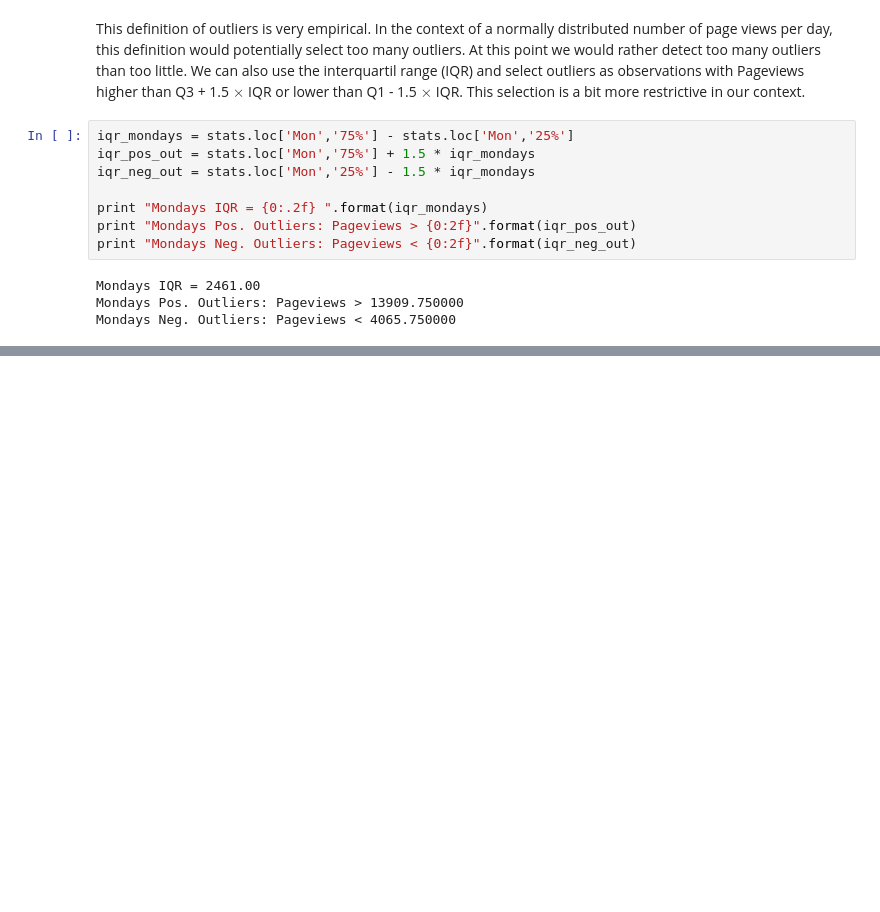
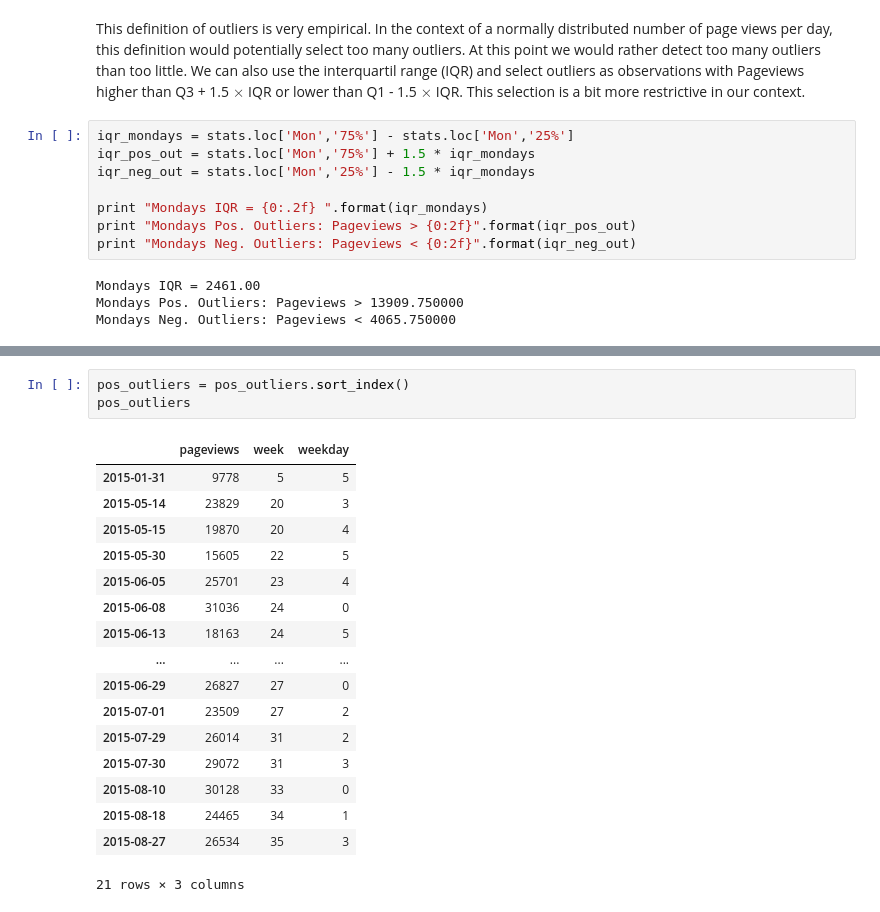
Before and after one commit to bbertincourt/DSC, a Jupyter notebook: dsc2t/dsc2t.ipynb, the cells around one changed output, grey strips where cells are left out. Cells and saved outputs as stored; diff of their text form; blank space fills up the shorter version.

```diff
--- a/dsc2t/dsc2t.ipynb
+++ b/dsc2t/dsc2t.ipynb
@@ -427,0 +437,21 @@ pos_outliers = DataFrame()
+# %%
+pos_outliers = pos_outliers.sort_index()
+pos_outliers
+# %% [output]
+|  | pageviews | week | weekday |
+| 2015-01-31 | 9778 | 5 | 5 |
+| 2015-05-14 | 23829 | 20 | 3 |
+| 2015-05-15 | 19870 | 20 | 4 |
+| 2015-05-30 | 15605 | 22 | 5 |
+| 2015-06-05 | 25701 | 23 | 4 |
+| 2015-06-08 | 31036 | 24 | 0 |
+| 2015-06-13 | 18163 | 24 | 5 |
+| ... | ... | ... | ... |
+| 2015-06-29 | 26827 | 27 | 0 |
+| 2015-07-01 | 23509 | 27 | 2 |
+| 2015-07-29 | 26014 | 31 | 2 |
+| 2015-07-30 | 29072 | 31 | 3 |
+| 2015-08-10 | 30128 | 33 | 0 |
+| 2015-08-18 | 24465 | 34 | 1 |
+| 2015-08-27 | 26534 | 35 | 3 |
+21 rows × 3 columns
```
Also changed, not shown: parts of 6 cells of this notebook.
